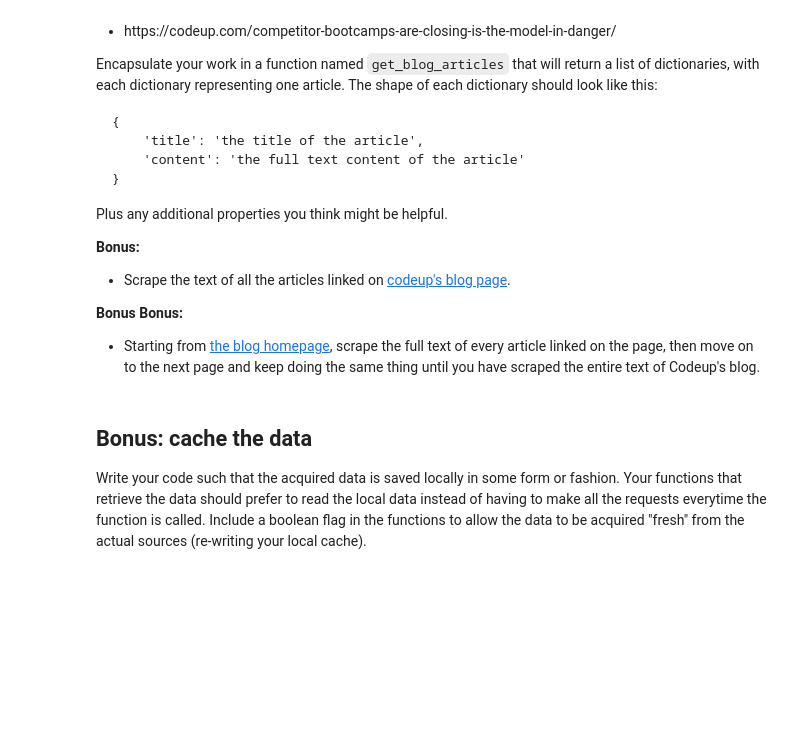
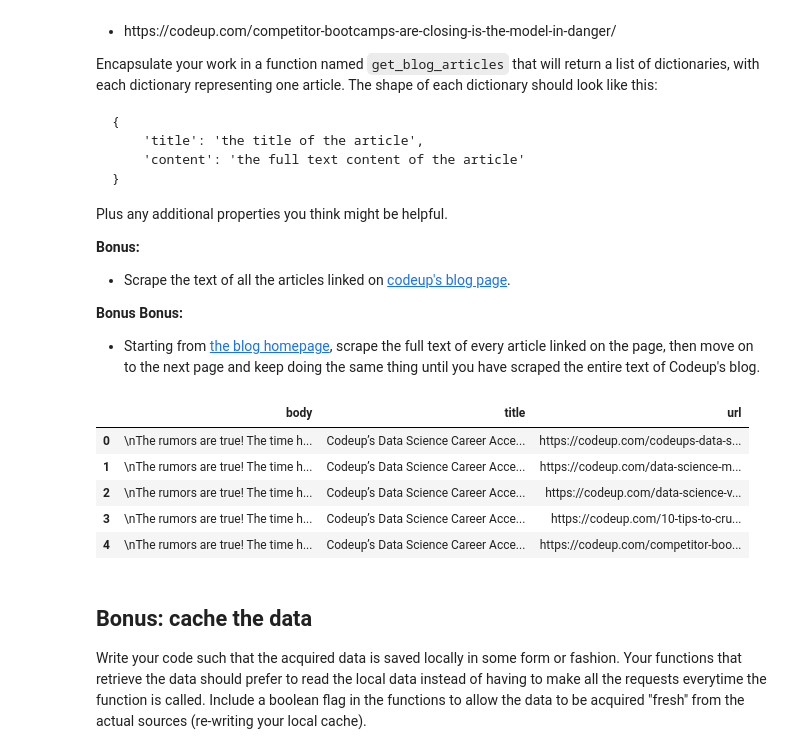
Before and after one commit to kjeliasen/ds-methodologies-exercises, a Jupyter notebook: nlp/data_acquisition.ipynb, the cells around one changed output. Saved outputs shown, nothing was run; the diff lists cells and outputs as text; code cells hidden in the pictures; blank space fills up the shorter version.

```diff
--- a/nlp/data_acquisition.ipynb
+++ b/nlp/data_acquisition.ipynb
@@ -70,7 +73,7 @@ returns a list of dictionaries, where each dictionary has this shape:</p>
 #     cache_age=None,
 # )
 # %%
-def get_file(
+def find_file(
     file_name='path/file.txt',
     cache=False,
     cache_age=None
@@ -79,9 +82,7 @@ def get_file(
     if cache==False:
         return None
 
-    if path.exists(file_name):
-        with open(file_name) as f:
-            return f
+    return path.exists(file_name)
 # %%
 def get_soup(
     url='https://inshorts.com/en/read/',
@@ -92,9 +93,10 @@ def get_soup(
     soup_slurper='*'
 ):
     # if we already have the data, read it locally
-    f = get_file(file_name=file_name, cache=cache, cache_age=cache_age)
-    if f:
-        return BeautifulSoup(f.read())
+    file_found = find_file(file_name=file_name, cache=cache, cache_age=cache_age)
+    if file_found:
+        with open(file_name) as f:
+            return BeautifulSoup(f.read())
 
     # otherwise go fetch the data
     response = get(url, headers=headers)
@@ -113,26 +115,3 @@ def get_soup(
 #     pd.to_csv(slurps, header=None, index=False)
 
     return soup
-
-
-
-data = get_soup(
-    url = 'https://inshorts.com/en/read/',
-    headers = {'User-Agent': 'Nothing suspicious'},
-    file_name = 'z_stash/article.html',
-    soup_slurper='.news-card',
-    cache=False,
-    cache_age=False,
-   )
-
-print(type(data))
-data.get_text()
-# fetches = data.select('[itemprop=headline]')
-# outputs = []
-# for fetch in fetches:
-#     outputs.append(fetch.get_text())
-# select=data.select()
-# select[0].get_text()
-
-# select[0]
-# outputs
@@ -182,3 +335,12 @@ of each dictionary should look like this:</p>
+# %%
+make_new_blog_request()
+# %% [output]
+|  | body | title | url |
+| 0 | \nThe rumors are true! The time h... | Codeup’s Data Science Career Acce... | https://codeup.com/codeups-data-s... |
+| 1 | \nThe rumors are true! The time h... | Codeup’s Data Science Career Acce... | https://codeup.com/data-science-m... |
+| 2 | \nThe rumors are true! The time h... | Codeup’s Data Science Career Acce... | https://codeup.com/data-science-v... |
+| 3 | \nThe rumors are true! The time h... | Codeup’s Data Science Career Acce... | https://codeup.com/10-tips-to-cru... |
+| 4 | \nThe rumors are true! The time h... | Codeup’s Data Science Career Acce... | https://codeup.com/competitor-boo... |
 # %% [markdown]
 <h2>Bonus: cache the data</h2>
 <p>Write your code such that the acquired data is saved locally in some form or
```
Also changed, not shown: parts of 14 cells of this notebook, 9 other files.
